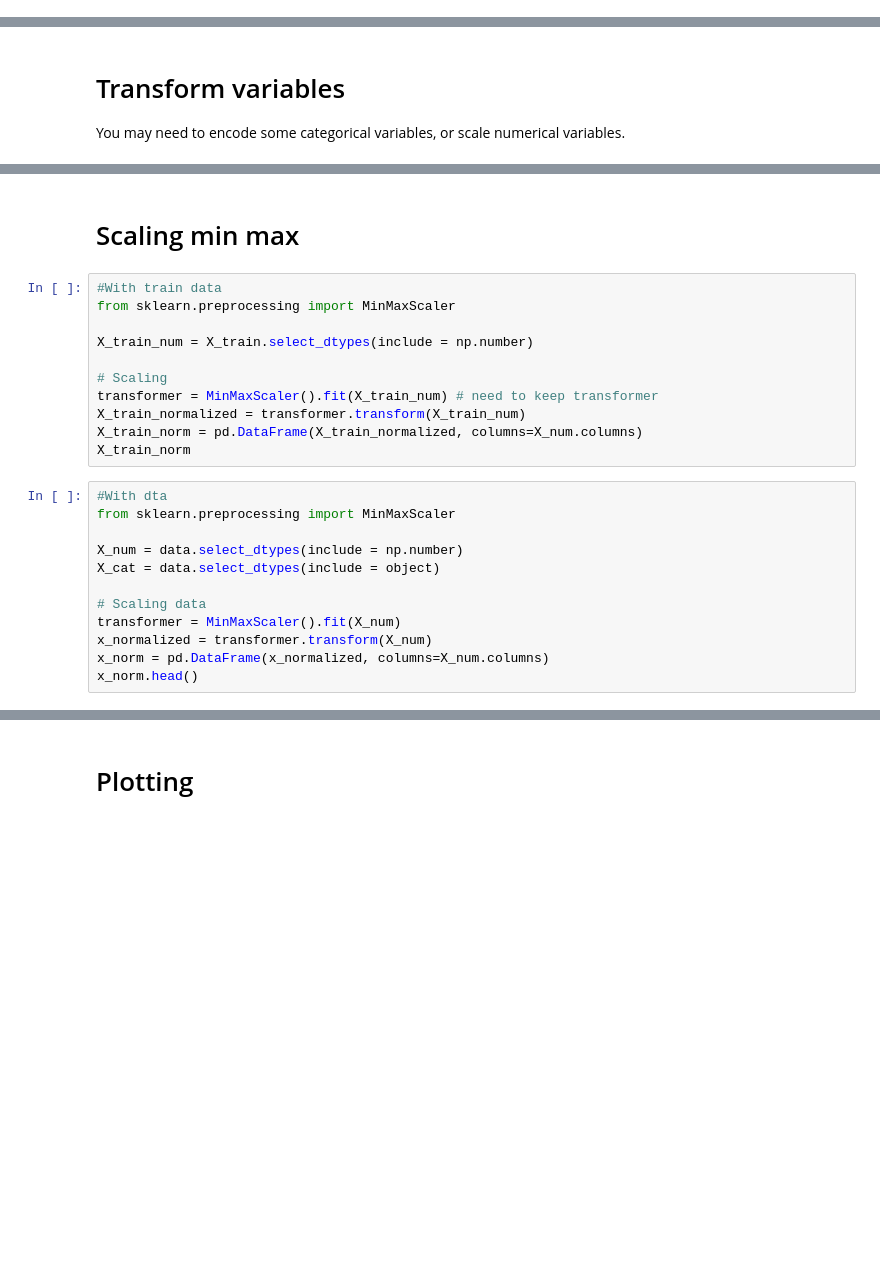
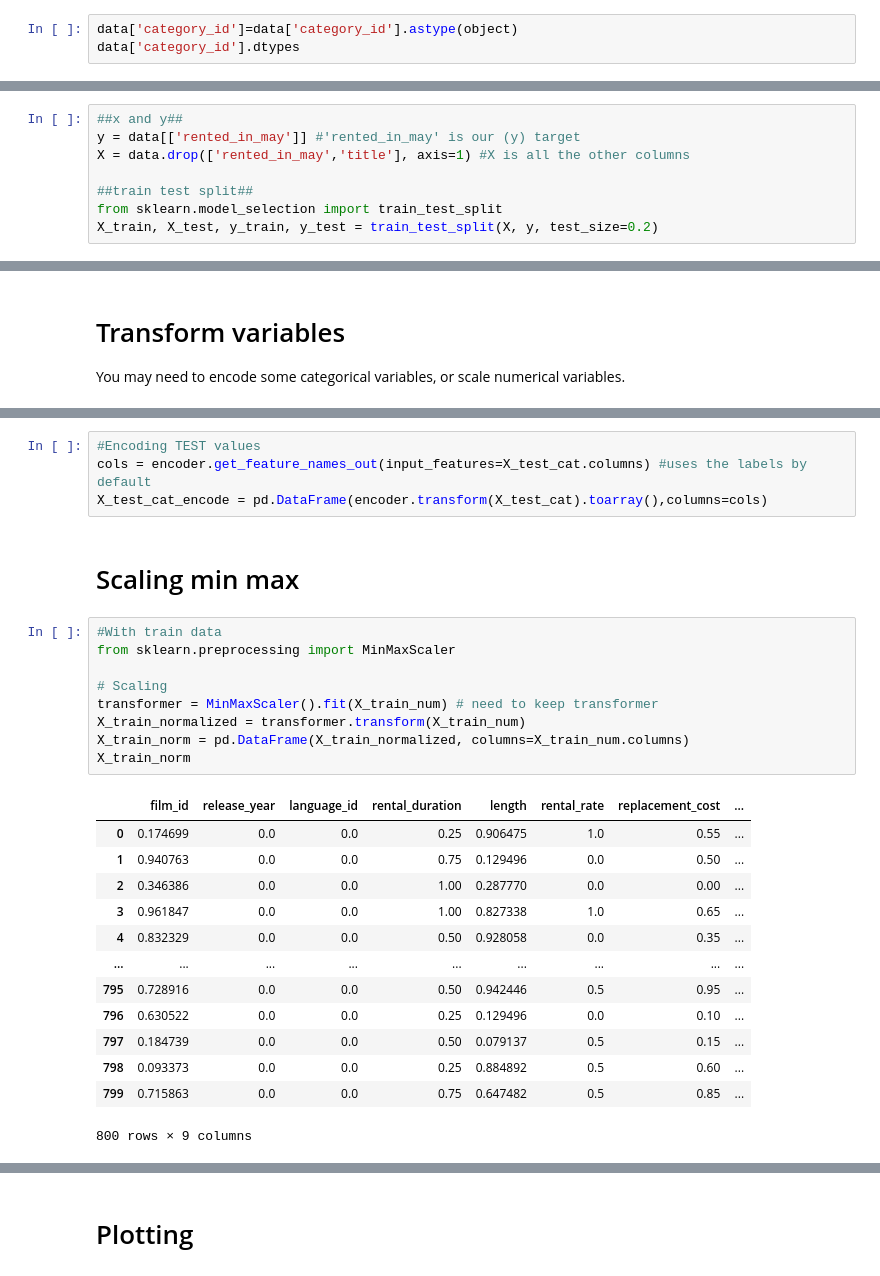
Before and after one commit to Nyobanne/lab-predictions-logistic-regression, a Jupyter notebook: lab prediction sakila.ipynb, the cells around one changed output, grey strips where cells are left out. Cells and saved outputs as stored; diff of their text form; blank space fills up the shorter version.

```diff
--- a/lab prediction sakila.ipynb
+++ b/lab prediction sakila.ipynb
@@ -165 +165,4 @@ G        133
 Name: count, dtype: int64
+# %%
+data['category_id']=data['category_id'].astype(object)
+data['category_id'].dtypes
@@ -165,0 +175,8 @@ Name: count, dtype: int64
+# %%
+##x and y##
+y = data[['rented_in_may']] #'rented_in_may' is our (y) target
+X = data.drop(['rented_in_may','title'], axis=1) #X is all the other columns
+
+##train test split##
+from sklearn.model_selection import train_test_split
+X_train, X_test, y_train, y_test = train_test_split(X, y, test_size=0.2)
@@ -229,25 +207,29 @@ X_train, X_test, y_train, y_test = train_test_split(X, y, test_size=0.2, random_
+# %%
+#Encoding TEST values
+cols = encoder.get_feature_names_out(input_features=X_test_cat.columns) #uses the labels by default
+X_test_cat_encode = pd.DataFrame(encoder.transform(X_test_cat).toarray(),columns=cols)
 # %% [markdown]
 # Scaling min max
 # %%
 #With train data
 from sklearn.preprocessing import MinMaxScaler
 
-X_train_num = X_train.select_dtypes(include = np.number)
-
 # Scaling
 transformer = MinMaxScaler().fit(X_train_num) # need to keep transformer
 X_train_normalized = transformer.transform(X_train_num)
-X_train_norm = pd.DataFrame(X_train_normalized, columns=X_num.columns)
+X_train_norm = pd.DataFrame(X_train_normalized, columns=X_train_num.columns)
 X_train_norm
+# %% [output]
+|  | film_id | release_year | language_id | rental_duration | length | rental_rate | replacement_cost | ... |
+| 0 | 0.174699 | 0.0 | 0.0 | 0.25 | 0.906475 | 1.0 | 0.55 | ... |
+| 1 | 0.940763 | 0.0 | 0.0 | 0.75 | 0.129496 | 0.0 | 0.50 | ... |
+| 2 | 0.346386 | 0.0 | 0.0 | 1.00 | 0.287770 | 0.0 | 0.00 | ... |
+| 3 | 0.961847 | 0.0 | 0.0 | 1.00 | 0.827338 | 1.0 | 0.65 | ... |
+| 4 | 0.832329 | 0.0 | 0.0 | 0.50 | 0.928058 | 0.0 | 0.35 | ... |
+| ... | ... | ... | ... | ... | ... | ... | ... | ... |
+| 795 | 0.728916 | 0.0 | 0.0 | 0.50 | 0.942446 | 0.5 | 0.95 | ... |
+| 796 | 0.630522 | 0.0 | 0.0 | 0.25 | 0.129496 | 0.0 | 0.10 | ... |
+| 797 | 0.184739 | 0.0 | 0.0 | 0.50 | 0.079137 | 0.5 | 0.15 | ... |
+| 798 | 0.093373 | 0.0 | 0.0 | 0.25 | 0.884892 | 0.5 | 0.60 | ... |
+| 799 | 0.715863 | 0.0 | 0.0 | 0.75 | 0.647482 | 0.5 | 0.85 | ... |
+800 rows × 9 columns
-# %%
-#With dta
-from sklearn.preprocessing import MinMaxScaler
-
-X_num = data.select_dtypes(include = np.number)
-X_cat = data.select_dtypes(include = object)
-
-# Scaling data
-transformer = MinMaxScaler().fit(X_num)
-x_normalized = transformer.transform(X_num)
-x_norm = pd.DataFrame(x_normalized, columns=X_num.columns)
-x_norm.head()
```
Also changed, not shown: parts of 15 cells of this notebook.
